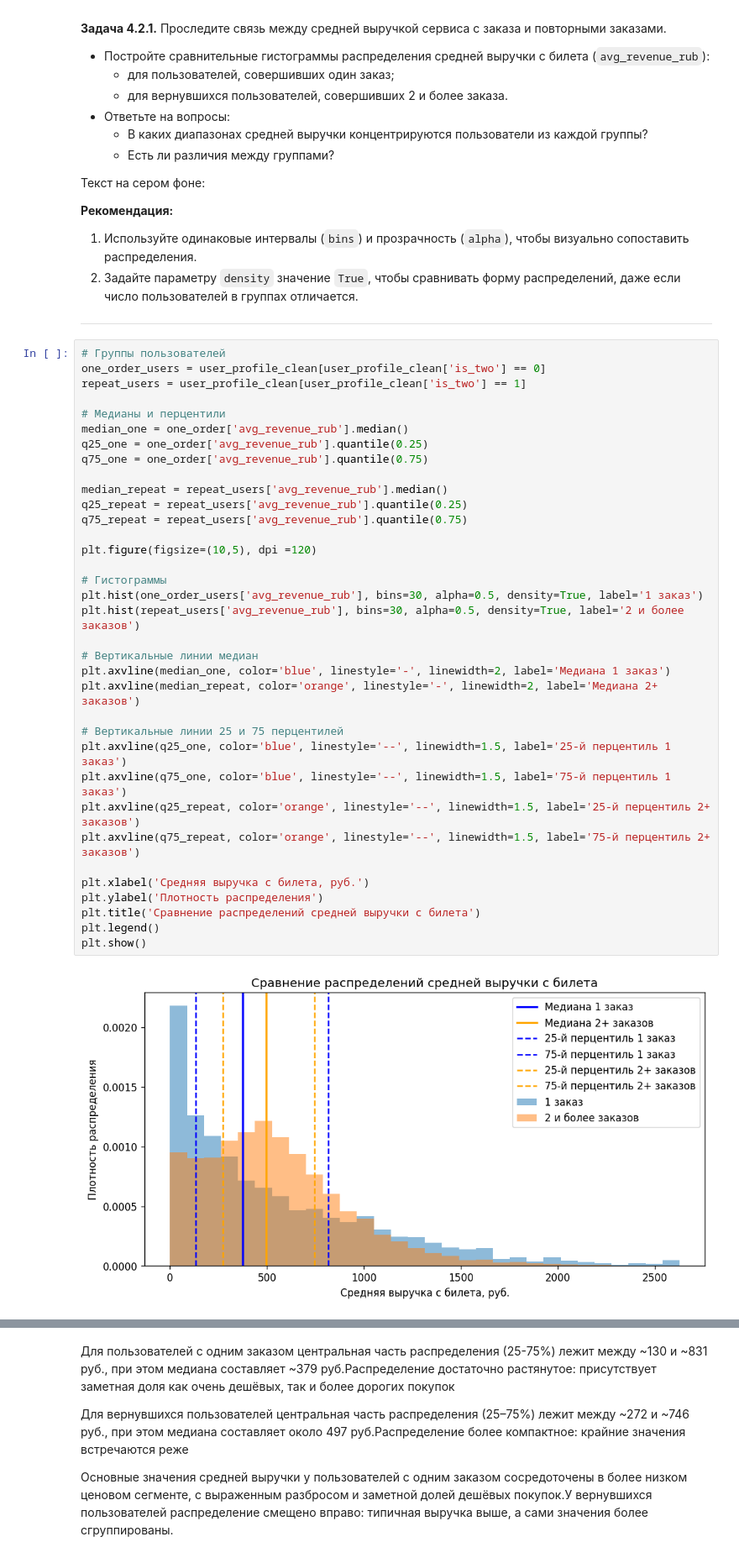
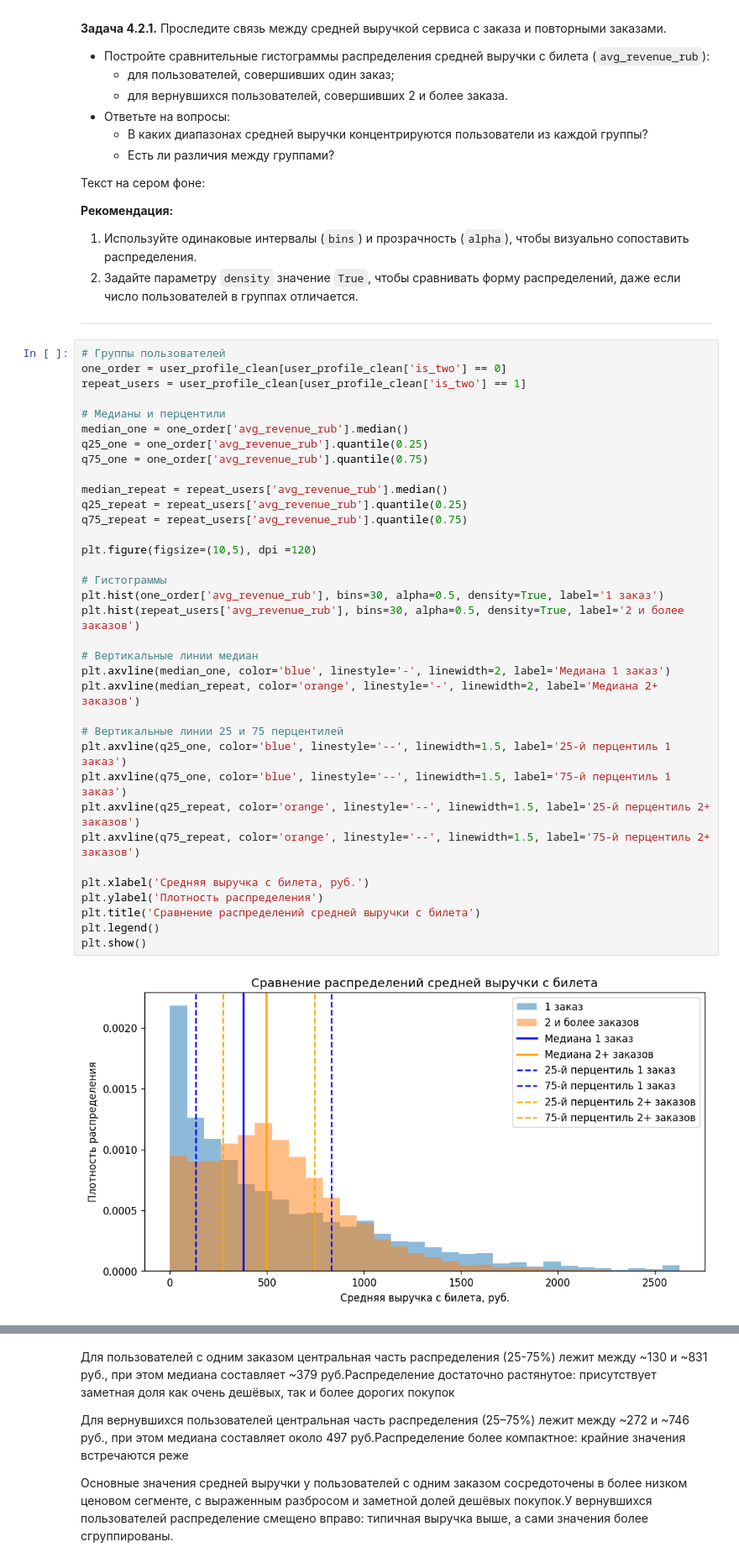
Before and after one commit to alsetams-ops/Yandex_afisha_analysis, a Jupyter notebook: Project_final_module2.ipynb, the cells around one changed output, grey strips where cells are left out. Shown at 84% size. Saved outputs shown, nothing was run; the diff lists cells and outputs as text.

```diff
--- a/Project_final_module2.ipynb
+++ b/Project_final_module2.ipynb
@@ -1202,40 +1251,40 @@ service_top
 2. Задайте параметру `density` значение `True`, чтобы сравнивать форму распределений, даже если число пользователей в группах отличается.
 
 ---
-# %%
-# Группы пользователей
-one_order_users = user_profile_clean[user_profile_clean['is_two'] == 0]
-repeat_users = user_profile_clean[user_profile_clean['is_two'] == 1]
-
-# Медианы и перцентили
-median_one = one_order['avg_revenue_rub'].median()
-q25_one = one_order['avg_revenue_rub'].quantile(0.25)
-q75_one = one_order['avg_revenue_rub'].quantile(0.75)
-
-median_repeat = repeat_users['avg_revenue_rub'].median()
-q25_repeat = repeat_users['avg_revenue_rub'].quantile(0.25)
-q75_repeat = repeat_users['avg_revenue_rub'].quantile(0.75)
-
-plt.figure(figsize=(10,5), dpi =120)
-
-# Гистограммы
-plt.hist(one_order_users['avg_revenue_rub'], bins=30, alpha=0.5, density=True, label='1 заказ')
-plt.hist(repeat_users['avg_revenue_rub'], bins=30, alpha=0.5, density=True, label='2 и более заказов')
-
-# Вертикальные линии медиан
-plt.axvline(median_one, color='blue', linestyle='-', linewidth=2, label='Медиана 1 заказ')
-plt.axvline(median_repeat, color='orange', linestyle='-', linewidth=2, label='Медиана 2+ заказов')
-
-# Вертикальные линии 25 и 75 перцентилей
-plt.axvline(q25_one, color='blue', linestyle='--', linewidth=1.5, label='25-й перцентиль 1 заказ')
-plt.axvline(q75_one, color='blue', linestyle='--', linewidth=1.5, label='75-й перцентиль 1 заказ')
-plt.axvline(q25_repeat, color='orange', linestyle='--', linewidth=1.5, label='25-й перцентиль 2+ заказов')
-plt.axvline(q75_repeat, color='orange', linestyle='--', linewidth=1.5, label='75-й перцентиль 2+ заказов')
-
-plt.xlabel('Средняя выручка с билета, руб.')
-plt.ylabel('Плотность распределения')
-plt.title('Сравнение распределений средней выручки с билета')
-plt.legend()
-plt.show()
-# %% [output]
-[figure, removed]
+# %%
+# Группы пользователей
+one_order = user_profile_clean[user_profile_clean['is_two'] == 0]
+repeat_users = user_profile_clean[user_profile_clean['is_two'] == 1]
+
+# Медианы и перцентили
+median_one = one_order['avg_revenue_rub'].median()
+q25_one = one_order['avg_revenue_rub'].quantile(0.25)
+q75_one = one_order['avg_revenue_rub'].quantile(0.75)
+
+median_repeat = repeat_users['avg_revenue_rub'].median()
+q25_repeat = repeat_users['avg_revenue_rub'].quantile(0.25)
+q75_repeat = repeat_users['avg_revenue_rub'].quantile(0.75)
+
+plt.figure(figsize=(10,5), dpi =120)
+
+# Гистограммы
+plt.hist(one_order['avg_revenue_rub'], bins=30, alpha=0.5, density=True, label='1 заказ')
+plt.hist(repeat_users['avg_revenue_rub'], bins=30, alpha=0.5, density=True, label='2 и более заказов')
+
+# Вертикальные линии медиан
+plt.axvline(median_one, color='blue', linestyle='-', linewidth=2, label='Медиана 1 заказ')
+plt.axvline(median_repeat, color='orange', linestyle='-', linewidth=2, label='Медиана 2+ заказов')
+
+# Вертикальные линии 25 и 75 перцентилей
+plt.axvline(q25_one, color='blue', linestyle='--', linewidth=1.5, label='25-й перцентиль 1 заказ')
+plt.axvline(q75_one, color='blue', linestyle='--', linewidth=1.5, label='75-й перцентиль 1 заказ')
+plt.axvline(q25_repeat, color='orange', linestyle='--', linewidth=1.5, label='25-й перцентиль 2+ заказов')
+plt.axvline(q75_repeat, color='orange', linestyle='--', linewidth=1.5, label='75-й перцентиль 2+ заказов')
+
+plt.xlabel('Средняя выручка с билета, руб.')
+plt.ylabel('Плотность распределения')
+plt.title('Сравнение распределений средней выручки с билета')
+plt.legend()
+plt.show()
+# %% [output]
+[figure, added]
```
Also changed, not shown: parts of 88 cells of this notebook, 2 other files.
